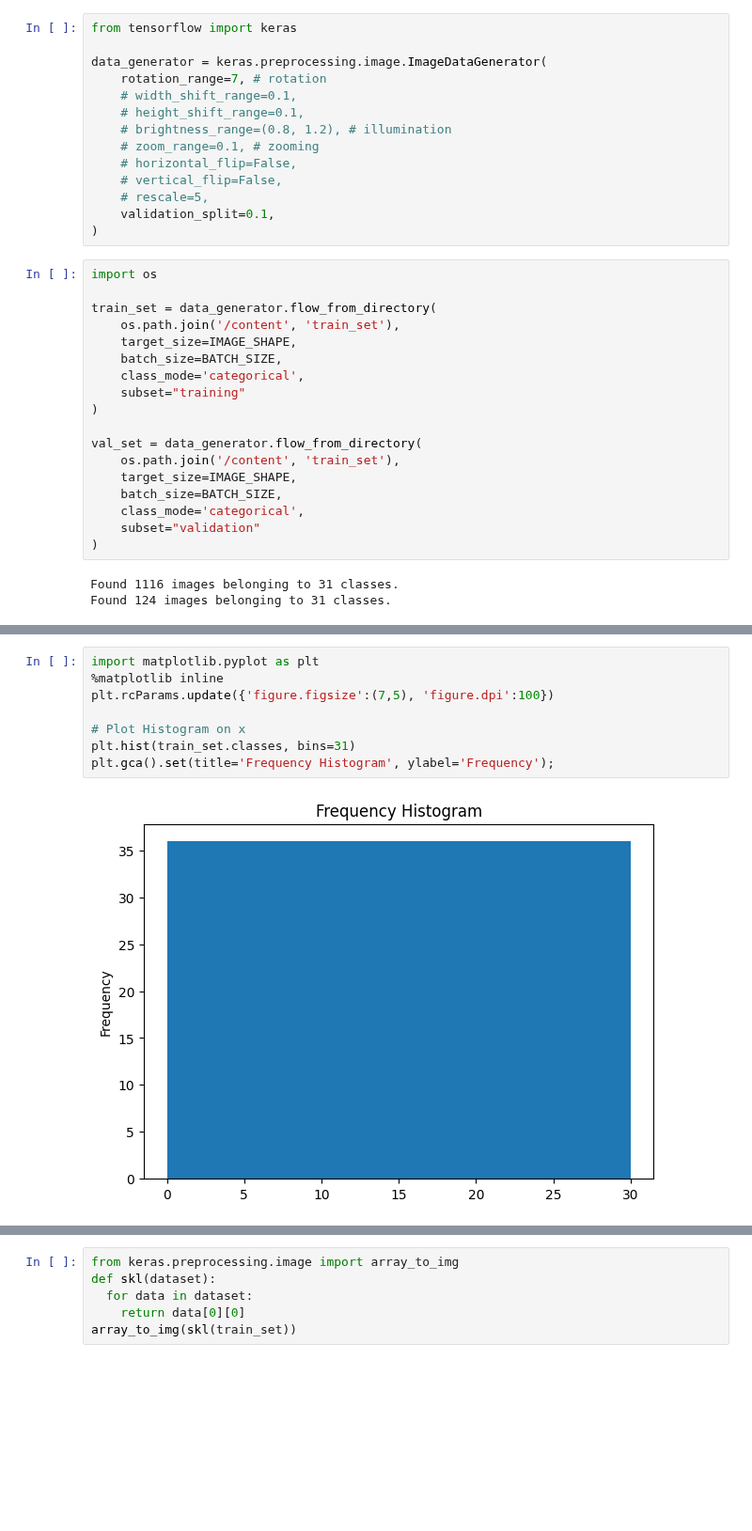
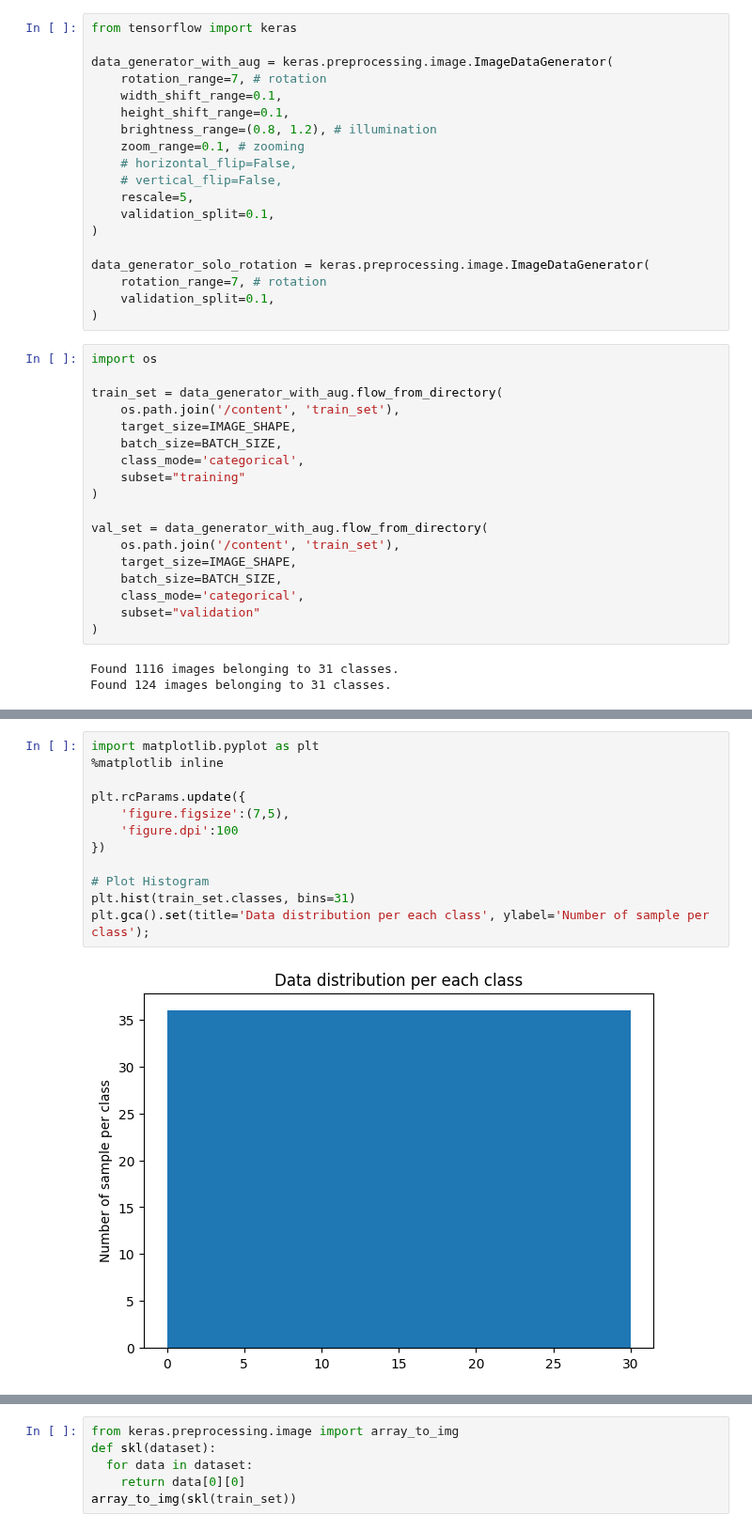
Before and after one commit to hassanteymoori/handwriting-recognition, a Jupyter notebook: notebooks/training_feature_extractor_models.ipynb, the cells around one changed output, grey strips where cells are left out. Shown at 94% size. Drawn from its saved outputs; the diff is of its cells as text; blank space fills up the shorter version.

```diff
--- a/notebooks/training_feature_extractor_models.ipynb
+++ b/notebooks/training_feature_extractor_models.ipynb
@@ -41,21 +64,26 @@ N_CLASSES = 31
 # %%
 from tensorflow import keras
 
-data_generator = keras.preprocessing.image.ImageDataGenerator(
+data_generator_with_aug = keras.preprocessing.image.ImageDataGenerator(
     rotation_range=7, # rotation
-    # width_shift_range=0.1,
-    # height_shift_range=0.1,
-    # brightness_range=(0.8, 1.2), # illumination
-    # zoom_range=0.1, # zooming
+    width_shift_range=0.1,
+    height_shift_range=0.1,
+    brightness_range=(0.8, 1.2), # illumination
+    zoom_range=0.1, # zooming
     # horizontal_flip=False,
     # vertical_flip=False,
-    # rescale=5,
+    rescale=5,
     validation_split=0.1,
 )
+
+data_generator_solo_rotation = keras.preprocessing.image.ImageDataGenerator(
+    rotation_range=7, # rotation
+    validation_split=0.1,
+)
 # %%
 import os
 
-train_set = data_generator.flow_from_directory(
+train_set = data_generator_with_aug.flow_from_directory(
     os.path.join('/content', 'train_set'),
     target_size=IMAGE_SHAPE,
     batch_size=BATCH_SIZE,
@@ -63,7 +91,7 @@ train_set = data_generator.flow_from_directory(
     subset="training"
 )
 
-val_set = data_generator.flow_from_directory(
+val_set = data_generator_with_aug.flow_from_directory(
     os.path.join('/content', 'train_set'),
     target_size=IMAGE_SHAPE,
     batch_size=BATCH_SIZE,
@@ -76,10 +132,14 @@ Found 124 images belonging to 31 classes.
 # %%
 import matplotlib.pyplot as plt
 %matplotlib inline
-plt.rcParams.update({'figure.figsize':(7,5), 'figure.dpi':100})
 
-# Plot Histogram on x
+plt.rcParams.update({
+    'figure.figsize':(7,5),
+    'figure.dpi':100
+})
+
+# Plot Histogram
 plt.hist(train_set.classes, bins=31)
-plt.gca().set(title='Frequency Histogram', ylabel='Frequency');
+plt.gca().set(title='Data distribution per each class', ylabel='Number of sample per class');
 # %% [output]
-[figure, old version]
+[figure, new version]
```
Also changed, not shown: parts of 8 cells of this notebook.
